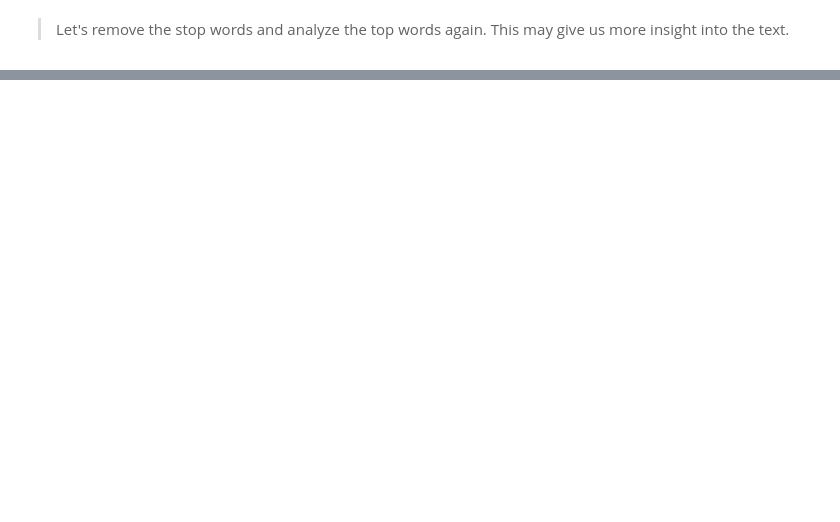
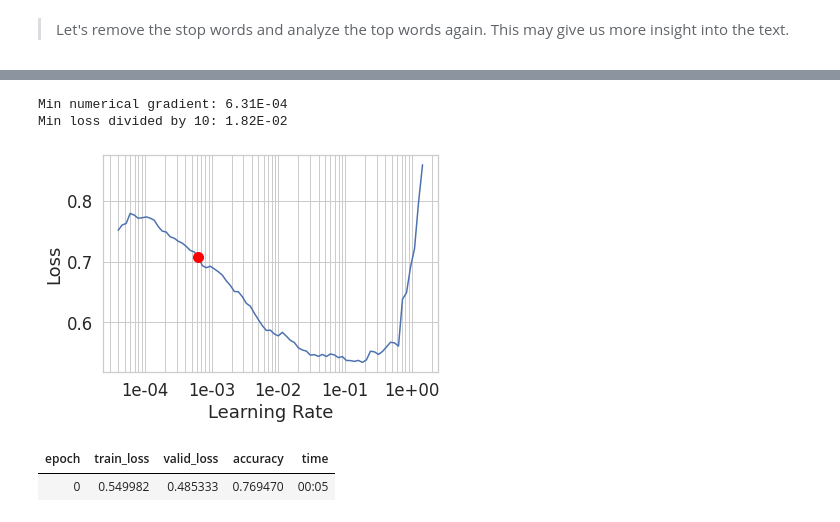
Before and after one commit to merrillm1/sentiment_analysis_with_ULMFiT, a Jupyter notebook: Yelp_Sentiment_Analysis_with_ULMFiT.ipynb, the cells around one changed output, grey strips where cells are left out. Cells and saved outputs as stored; diff of their text form; code cells hidden in the pictures; blank space fills up the shorter version.

```diff
--- a/Yelp_Sentiment_Analysis_with_ULMFiT.ipynb
+++ b/Yelp_Sentiment_Analysis_with_ULMFiT.ipynb
@@ -456,0 +584,6 @@ print(cf_matrix)
+# %%
+# Increase the drop_multi parameter to lower the risk of overfitting for text and classification layers
+raw_model = text_classifier_learner(raw_class, AWD_LSTM, drop_mult=0.7)
+# %%
+# Load the previous encoder
+raw_model = raw_model.load_encoder('raw_encoder')
@@ -456,0 +600,15 @@ print(cf_matrix)
+# %%
+# Set the learning rate to be the suggested one.
+raw_model.recorder.plot(show_grid=True, suggestion=True)
+min_grad_lr = raw_model.recorder.min_grad_lr
+# %% [output]
+Min numerical gradient: 6.31E-04
+Min loss divided by 10: 1.82E-02
+[figure, added]
+# %%
+# Fit with the max/min parameter (moms) as 95% and 85% based on Leslie Smiths suggestion in the paper below
+# https://arxiv.org/pdf/1803.09820.pdf
+raw_model.fit_one_cycle(cyc_len=1,max_lr=min_grad_lr, moms=(0.95,0.85))
+# %% [output]
+| epoch | train_loss | valid_loss | accuracy | time |
+| 0 | 0.549982 | 0.485333 | 0.769470 | 00:05 |
```
Also changed, not shown: parts of 172 cells of this notebook.
